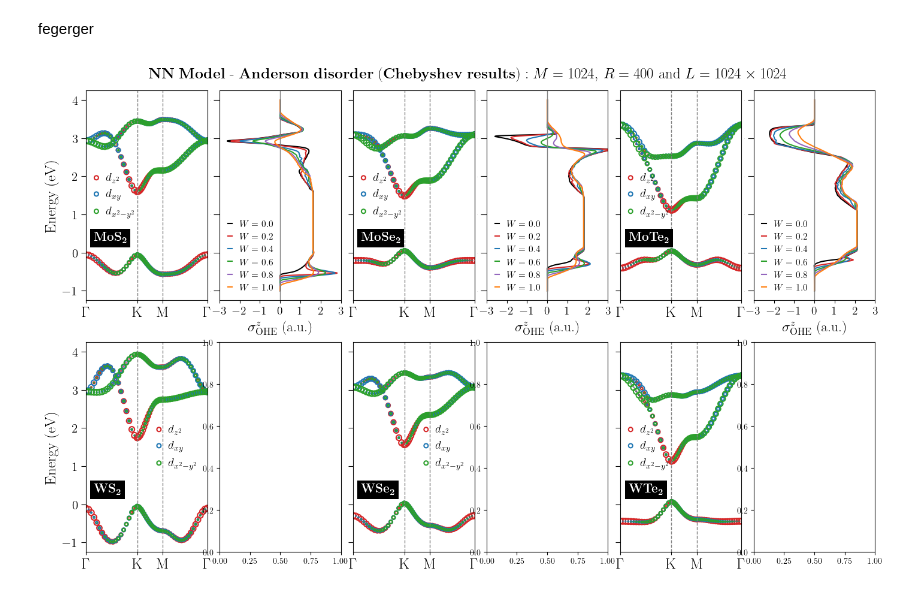
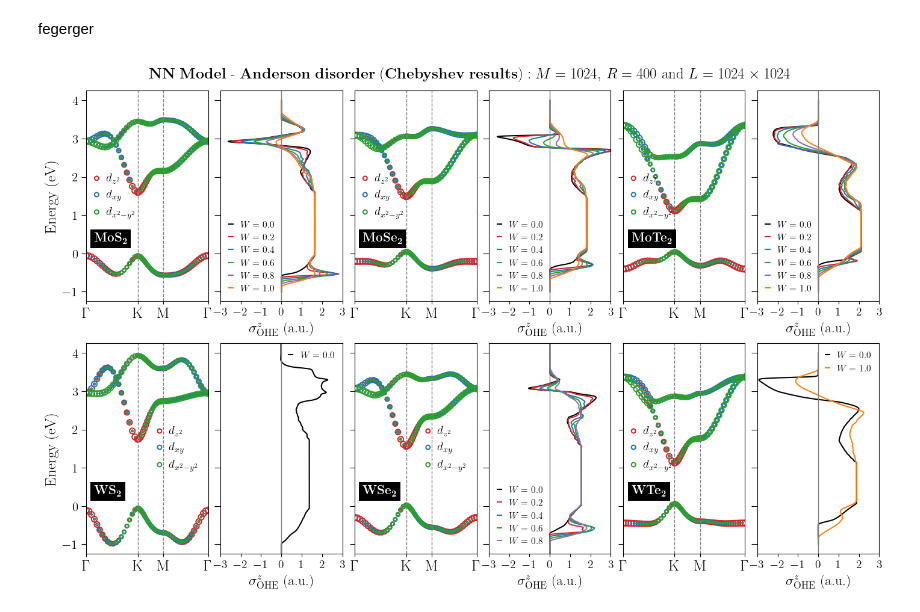
Before and after one commit to KJohnmar/INL-OBELIX-2026, a Jupyter notebook: TMDs/TMDs-monolayers.ipynb, the cells around one changed output. Saved outputs shown, nothing was run; the diff lists cells and outputs as text; code cells hidden in the pictures.

```diff
--- a/TMDs/TMDs-monolayers.ipynb
+++ b/TMDs/TMDs-monolayers.ipynb
@@ -2355,6 +2355,28 @@ def plot_OHE_Chebyshev(ax, base_url, mat):
         ("w080", "tab:purple", "0.8"),
         ("w100", "tab:orange", "1.0")
     ]
+
+    if mat == "WS2": config = [("w000", "black", "0.0")]
+
+    if mat == "WSe2":
+        config = [
+            ("w000", "black", "0.0"),
+            ("w020", "tab:red", "0.2"),
+            ("w040", "tab:blue", "0.4"),
+            ("w060", "tab:green", "0.6"),
+            ("w080", "tab:purple", "0.8"),
+            #("w100", "tab:orange", "1.0")
+        ]
+
+    if mat == "WTe2":
+        config = [
+            ("w000", "black", "0.0"),
+            #("w020", "tab:red", "0.2"),
+            #("w040", "tab:blue", "0.4"),
+            #("w060", "tab:green", "0.6"),
+            #("w080", "tab:purple", "0.8"),
+            ("w100", "tab:orange", "1.0")
+        ]
 
     for sufixo, cor, valor in config:
         url = f"{base_url}{mat}_ohe_{sufixo}.dat"
@@ -2408,32 +2430,32 @@ def main_BandStructure_1N_analytically():
     tmds = ["MoS2", "MoSe2", "MoTe2", "WS2", "WSe2", "WTe2"]
 
     for ax, name in zip(axes, tmds):
         # Calculate common axes and data
         k_ax, hs_ax, bands, band_z2, band_xy, band_x2y2 = calculate_TMDs_with_projections(20, name, HS_points, "1N", "GGA", soc=False)
 
         # Plot using your refactored plotting function
         plot_Projected_Bands(ax, k_ax, hs_ax, bands, band_z2, band_xy, band_x2y2, name)
 
-    axes = [   ax2,     ax4,     ax6]#,   ax8,    ax10,    ax12]
+    axes = [   ax2,     ax4,     ax6,   ax8,    ax10,    ax12]
 
     # URL base para evitar repetição de texto
     base_url = "https://raw.githubusercontent.com/KJohnmar/INL-OBELIX-2026/main/TMDs/data_OHE/NN_model/"
 
     # O loop que faz todo o trabalho
     for ax, mat in zip(axes, tmds):
         plot_OHE_Chebyshev(ax, base_url, mat)
 
     fig.suptitle(r"$\mathbf{NN\ Model\ \text{-}\ Anderson\ disorder\ (Chebyshev\ results)}$ $: M=1024$, $R=400$ and $L=1024\times 1024$", fontsize=18, fontweight=900, y=0.92)
 
     # Finalization
     plt.tight_layout()
     #plt.subplots_adjust(left=0.05, right=0.95, bottom=0.05, top=0.95,
     #                      hspace=0.4, wspace=0.4)
 
     plt.show()
     plt.close()
 
 if __name__ == "__main__":
     main_BandStructure_1N_analytically()
 # %% [output]
-[figure, old version]
+[figure, new version]
```
